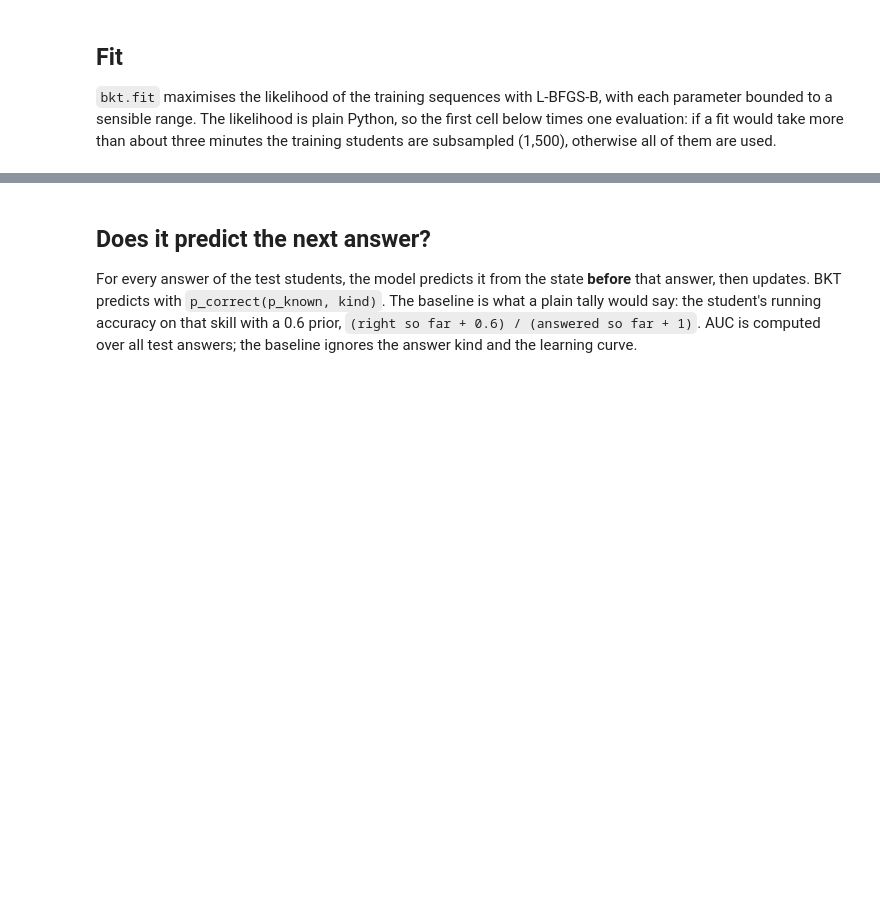
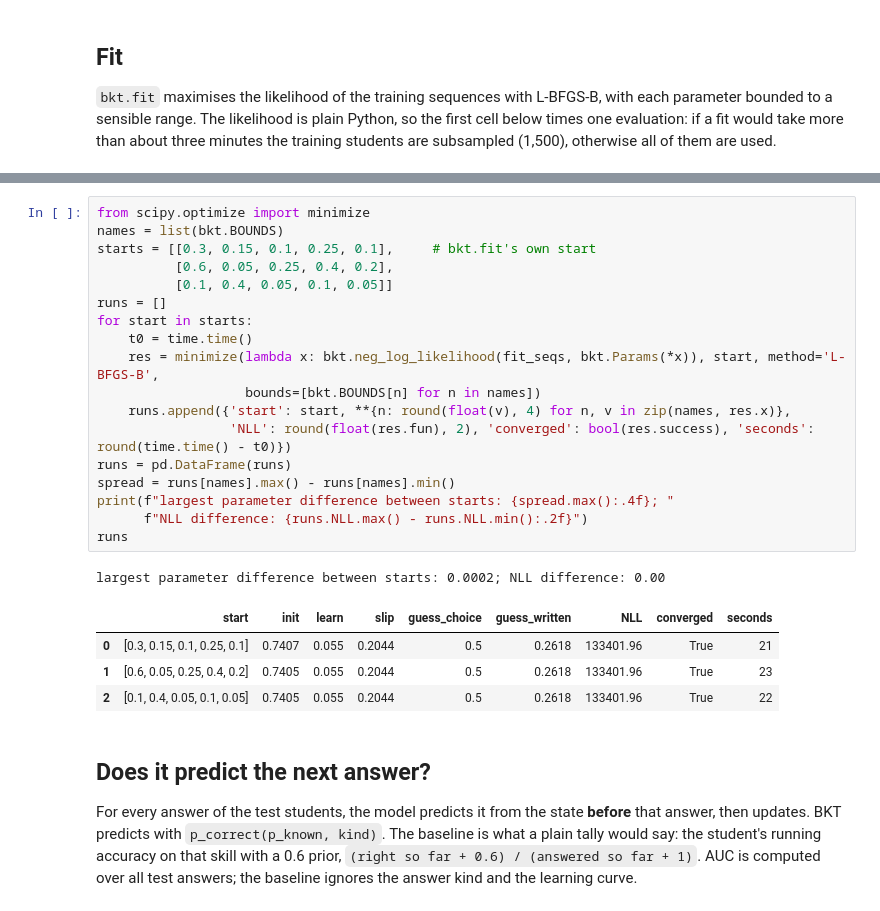
Before and after one commit to BlobaTeee/Study-Platform-Development, a Jupyter notebook: ml_pipeline/notebooks/10_knowledge_map.ipynb, the cells around one changed output, grey strips where cells are left out. Drawn from its saved outputs; the diff is of its cells as text; blank space fills up the shorter version.

Commit message:
docs(ml): show the multi-start fit in notebook 10, soften causal claims

```diff
--- a/ml_pipeline/notebooks/10_knowledge_map.ipynb
+++ b/ml_pipeline/notebooks/10_knowledge_map.ipynb
@@ -89,3 +95,27 @@ fitted on 3318 students, 33502 sequences, 227069 answers in 22s
+# %%
+from scipy.optimize import minimize
+names = list(bkt.BOUNDS)
+starts = [[0.3, 0.15, 0.1, 0.25, 0.1],     # bkt.fit's own start
+          [0.6, 0.05, 0.25, 0.4, 0.2],
+          [0.1, 0.4, 0.05, 0.1, 0.05]]
+runs = []
+for start in starts:
+    t0 = time.time()
+    res = minimize(lambda x: bkt.neg_log_likelihood(fit_seqs, bkt.Params(*x)), start, method='L-BFGS-B',
+                   bounds=[bkt.BOUNDS[n] for n in names])
+    runs.append({'start': start, **{n: round(float(v), 4) for n, v in zip(names, res.x)},
+                 'NLL': round(float(res.fun), 2), 'converged': bool(res.success), 'seconds': round(time.time() - t0)})
+runs = pd.DataFrame(runs)
+spread = runs[names].max() - runs[names].min()
+print(f"largest parameter difference between starts: {spread.max():.4f}; "
+      f"NLL difference: {runs.NLL.max() - runs.NLL.min():.2f}")
+runs
+# %% [output]
+largest parameter difference between starts: 0.0002; NLL difference: 0.00
+|  | start | init | learn | slip | guess_choice | guess_written | NLL | converged | seconds |
+| 0 | [0.3, 0.15, 0.1, 0.25, 0.1] | 0.7407 | 0.055 | 0.2044 | 0.5 | 0.2618 | 133401.96 | True | 21 |
+| 1 | [0.6, 0.05, 0.25, 0.4, 0.2] | 0.7405 | 0.055 | 0.2044 | 0.5 | 0.2618 | 133401.96 | True | 23 |
+| 2 | [0.1, 0.4, 0.05, 0.1, 0.05] | 0.7405 | 0.055 | 0.2044 | 0.5 | 0.2618 | 133401.96 | True | 22 |
 # %% [markdown]
 ## Does it predict the next answer?
 
```
Also changed, not shown: parts of 3 cells of this notebook.
